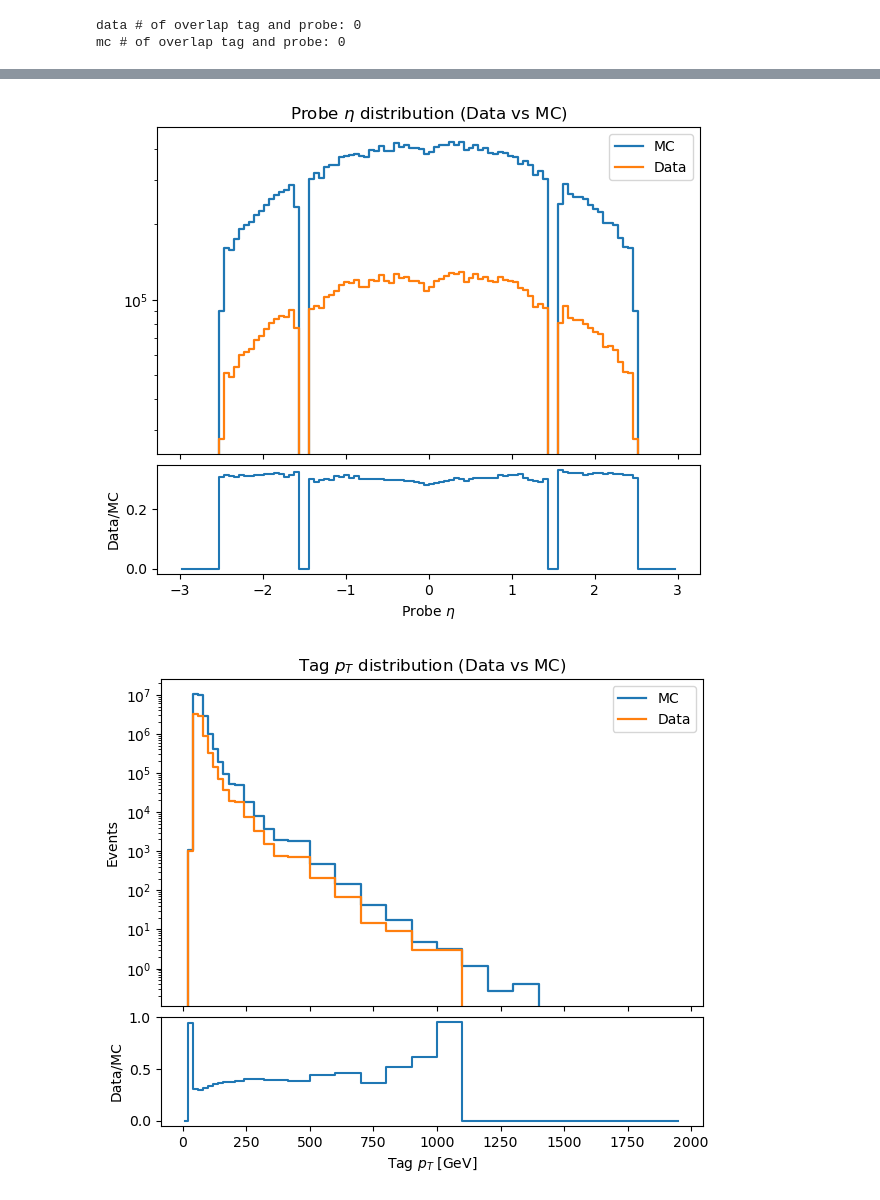
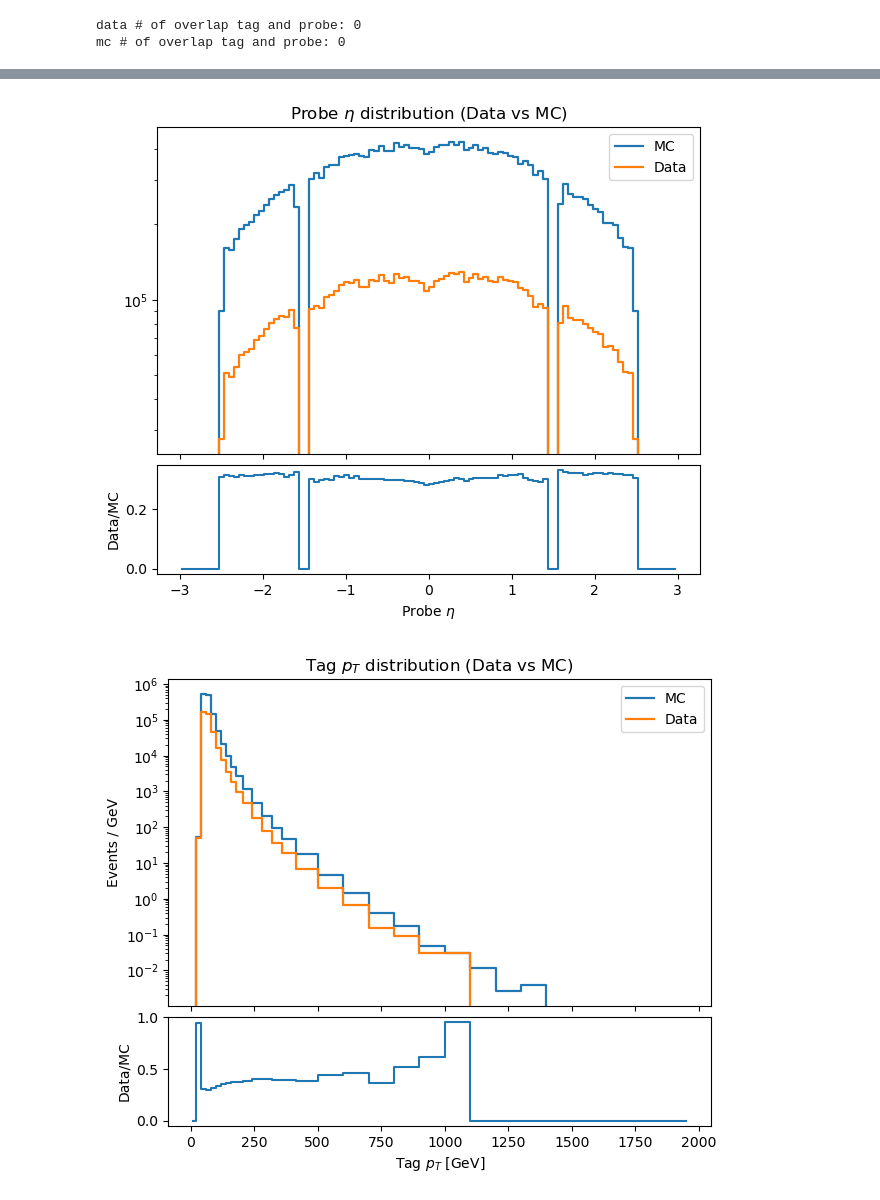
Before and after one commit to XinyiXu03/CMS_Suu_charge_misID, a Jupyter notebook: charge_misID_code/18_12_25_data_MC.ipynb, the cells around one changed output, grey strips where cells are left out. Cells and saved outputs as stored; diff of their text form; code cells hidden in the pictures.

```diff
--- a/charge_misID_code/18_12_25_data_MC.ipynb
+++ b/charge_misID_code/18_12_25_data_MC.ipynb
@@ -540,7 +540,7 @@ bins_map = {
      "DY_Bin-2J": "DY_Bin-2J",
 }
 
-i = 0
+i = 1
 
 bad_list = []
 
@@ -554,7 +554,7 @@ for ds_name, bin_key in bins_map.items():
         try:
             run_file(fileset_chunk)
         except ValueError as e:
-            print("bad file! " + str(i))
+            print("Bad file! " + str(i))
             bad_list.append((i, fileset_chunk))
         i += 1
 
@@ -847,7 +847,7 @@ plot_data_mc_with_ratio(
     ylim=None,
     logy=True,
     #density=True,
-    #pt_plot=True,
+    pt_plot=True,
 )
 
 plot_data_mc_with_ratio(
@@ -868,7 +868,7 @@ plot_data_mc_with_ratio(
     ylim=None,
     logy=True,
     #density=True,
-    #pt_plot=True,
+    pt_plot=True,
 )
 plot_data_mc_with_ratio(
     data_tag_eta, mc_tag_eta,
@@ -884,4 +884,4 @@ plot_data_mc_with_ratio(
 [figure]
-[figure, old version]
+[figure, new version]
 [figure]
 # %%
```
Also changed, not shown: parts of 7 cells of this notebook.
